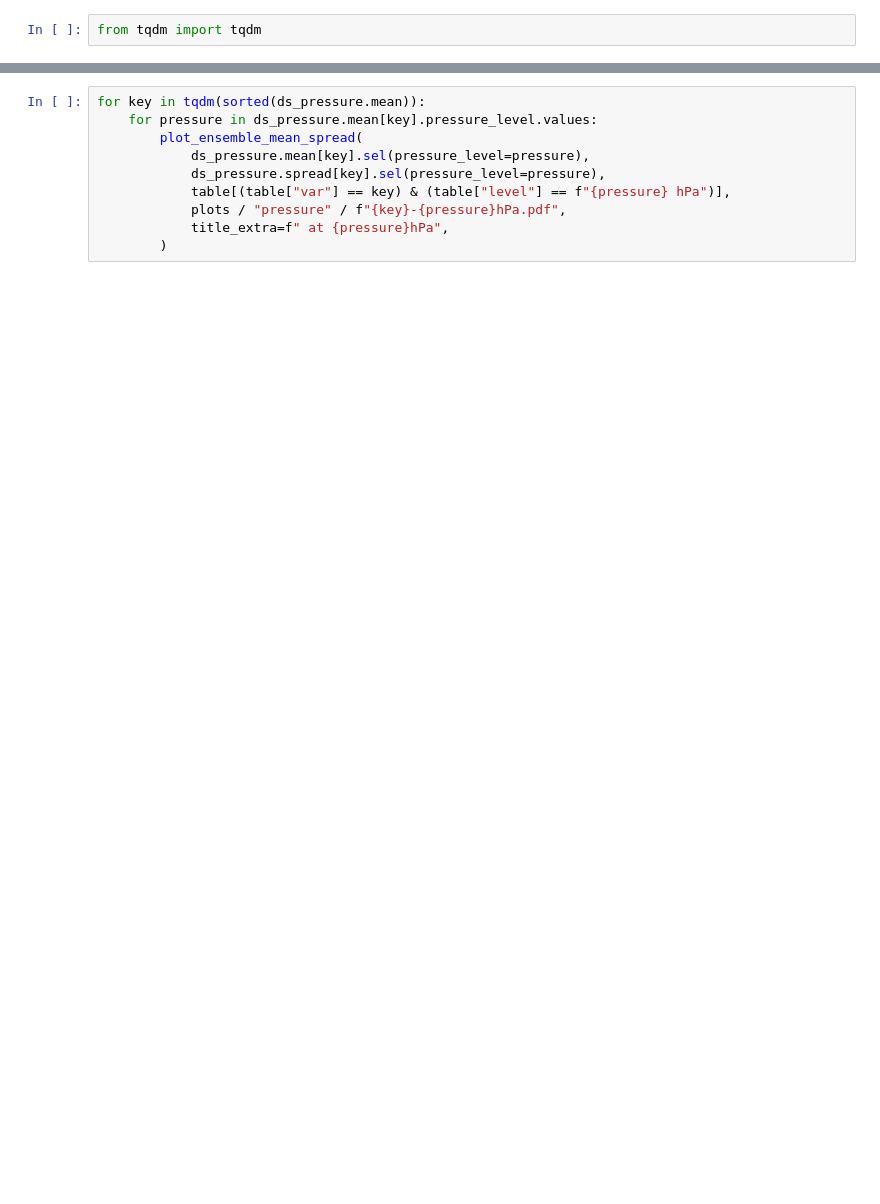
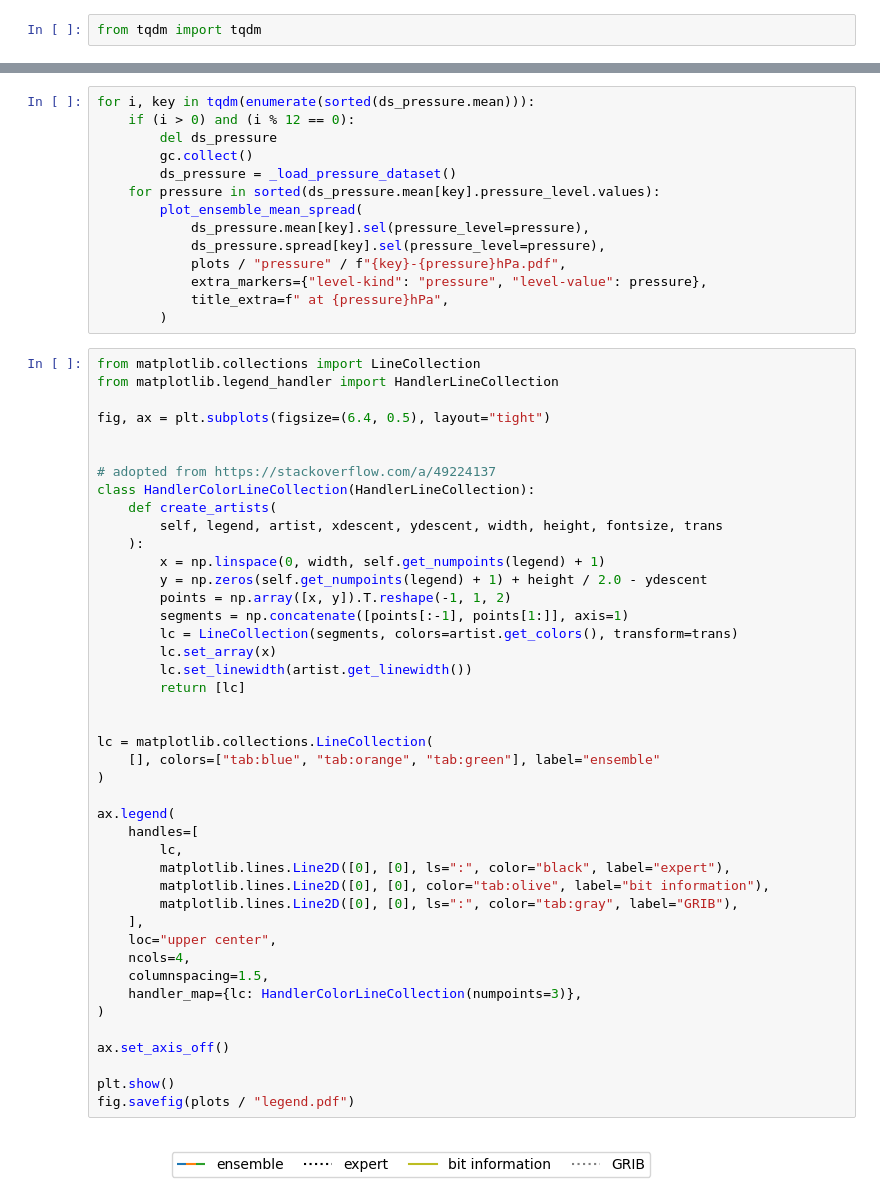
Before and after one commit to juntyr/era5-ensemble-compression-tolerance, a Jupyter notebook: mean-spread-plots.ipynb, the cells around one changed output, grey strips where cells are left out. Cells and saved outputs as stored; diff of their text form; blank space fills up the shorter version.

```diff
--- a/mean-spread-plots.ipynb
+++ b/mean-spread-plots.ipynb
@@ -136,11 +372,60 @@ for key in tqdm(sorted(ds_single.mean)):
     )
 # %%
-for key in tqdm(sorted(ds_pressure.mean)):
-    for pressure in ds_pressure.mean[key].pressure_level.values:
+for i, key in tqdm(enumerate(sorted(ds_pressure.mean))):
+    if (i > 0) and (i % 12 == 0):
+        del ds_pressure
+        gc.collect()
+        ds_pressure = _load_pressure_dataset()
+    for pressure in sorted(ds_pressure.mean[key].pressure_level.values):
         plot_ensemble_mean_spread(
             ds_pressure.mean[key].sel(pressure_level=pressure),
             ds_pressure.spread[key].sel(pressure_level=pressure),
-            table[(table["var"] == key) & (table["level"] == f"{pressure} hPa")],
             plots / "pressure" / f"{key}-{pressure}hPa.pdf",
+            extra_markers={"level-kind": "pressure", "level-value": pressure},
             title_extra=f" at {pressure}hPa",
         )
+# %%
+from matplotlib.collections import LineCollection
+from matplotlib.legend_handler import HandlerLineCollection
+
+fig, ax = plt.subplots(figsize=(6.4, 0.5), layout="tight")
+
+
+# adopted from https://stackoverflow.com/a/49224137
+class HandlerColorLineCollection(HandlerLineCollection):
+    def create_artists(
+        self, legend, artist, xdescent, ydescent, width, height, fontsize, trans
+    ):
+        x = np.linspace(0, width, self.get_numpoints(legend) + 1)
+        y = np.zeros(self.get_numpoints(legend) + 1) + height / 2.0 - ydescent
+        points = np.array([x, y]).T.reshape(-1, 1, 2)
+        segments = np.concatenate([points[:-1], points[1:]], axis=1)
+        lc = LineCollection(segments, colors=artist.get_colors(), transform=trans)
+        lc.set_array(x)
+        lc.set_linewidth(artist.get_linewidth())
+        return [lc]
+
+
+lc = matplotlib.collections.LineCollection(
+    [], colors=["tab:blue", "tab:orange", "tab:green"], label="ensemble"
+)
+
+ax.legend(
+    handles=[
+        lc,
+        matplotlib.lines.Line2D([0], [0], ls=":", color="black", label="expert"),
+        matplotlib.lines.Line2D([0], [0], color="tab:olive", label="bit information"),
+        matplotlib.lines.Line2D([0], [0], ls=":", color="tab:gray", label="GRIB"),
+    ],
+    loc="upper center",
+    ncols=4,
+    columnspacing=1.5,
+    handler_map={lc: HandlerColorLineCollection(numpoints=3)},
+)
+
+ax.set_axis_off()
+
+plt.show()
+fig.savefig(plots / "legend.pdf")
+# %% [output]
+[figure, added]
```
Also changed, not shown: parts of 12 cells of this notebook, 55 other files.
